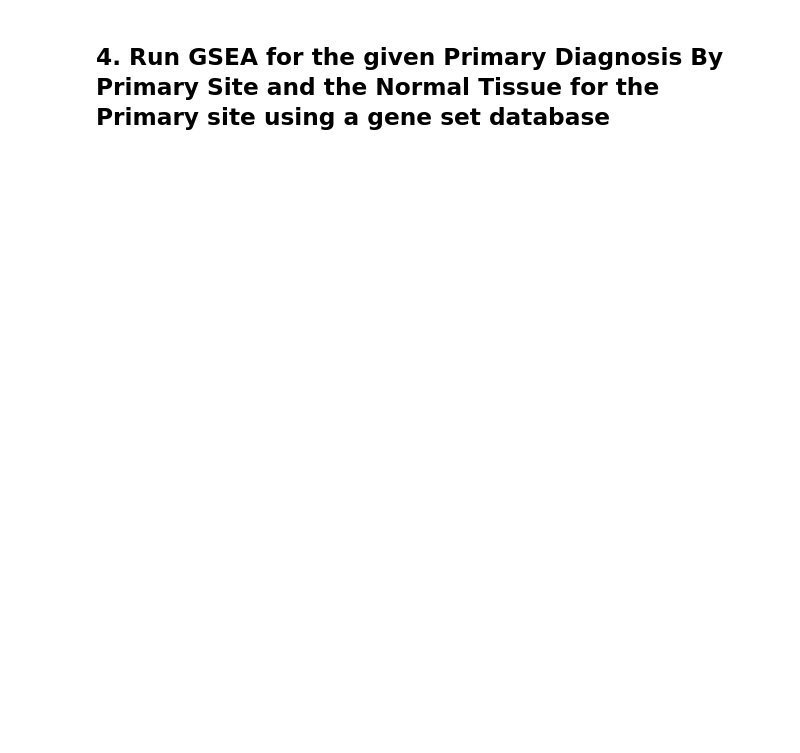
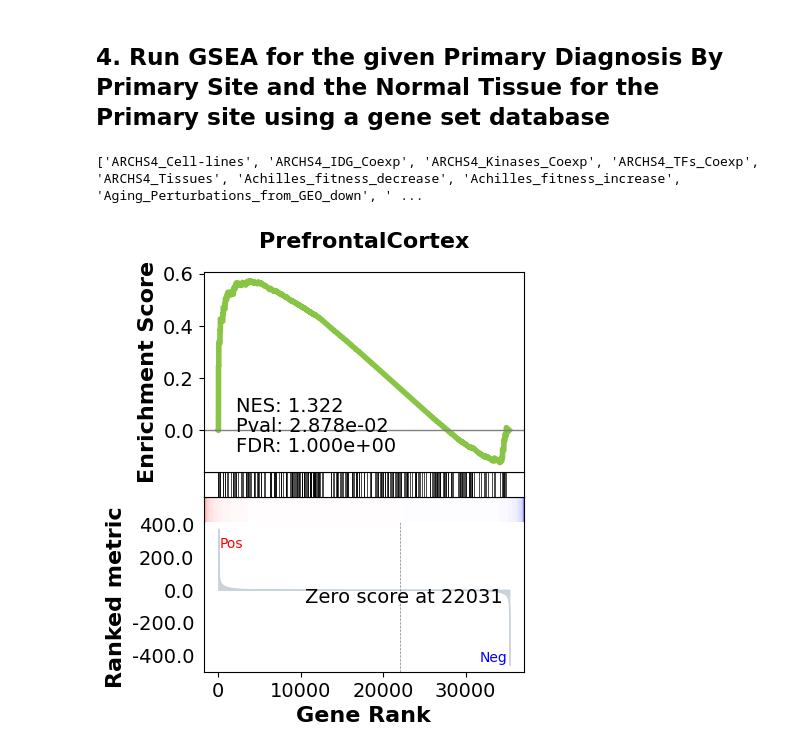
Before and after one commit to adhal007/OmixHub, a Jupyter notebook: tutorial_notebooks/bq_to_gsea_tutorial.ipynb, the cells around one changed output. Saved outputs shown, nothing was run; the diff lists cells and outputs as text; code cells hidden in the pictures; blank space fills up the shorter version.

```diff
--- a/tutorial_notebooks/bq_to_gsea_tutorial.ipynb
+++ b/tutorial_notebooks/bq_to_gsea_tutorial.ipynb
@@ -77,6 +94,16 @@ Fitting dispersions...
 res_pydeseq_with_gene_names = pd.merge(res_pydeseq, gene_ids_or_gene_cols_df, left_on='index', right_on='gene_id')
 # %% [markdown]
 ## 4. Run GSEA for the given Primary Diagnosis By Primary Site and the Normal Tissue for the Primary site using a gene set database
+# %%
+from gseapy.plot import gseaplot
+import gseapy as gp
+from gseapy import dotplot
+gsea_options = gp.get_library_name()
+print(gsea_options)
+# %% [output]
+['ARCHS4_Cell-lines', 'ARCHS4_IDG_Coexp', 'ARCHS4_Kinases_Coexp', 'ARCHS4_TFs_Coexp', 'ARCHS4_Tissues', 'Achilles_fitness_decrease', 'Achilles_fitness_increase', 'Aging_Perturbations_from_GEO_down', ' ...
 # %%
-gene_set
-result, plot = analysis_eng.run_gsea(res_pydeseq, gene_set)
+gene_set = 'Human_Gene_Atlas'
+result, plot = analysis_eng.run_gsea(res_pydeseq_with_gene_names, gene_set)
+# %% [output]
+[figure, added]
```
Also changed, not shown: parts of 2 cells of this notebook.
